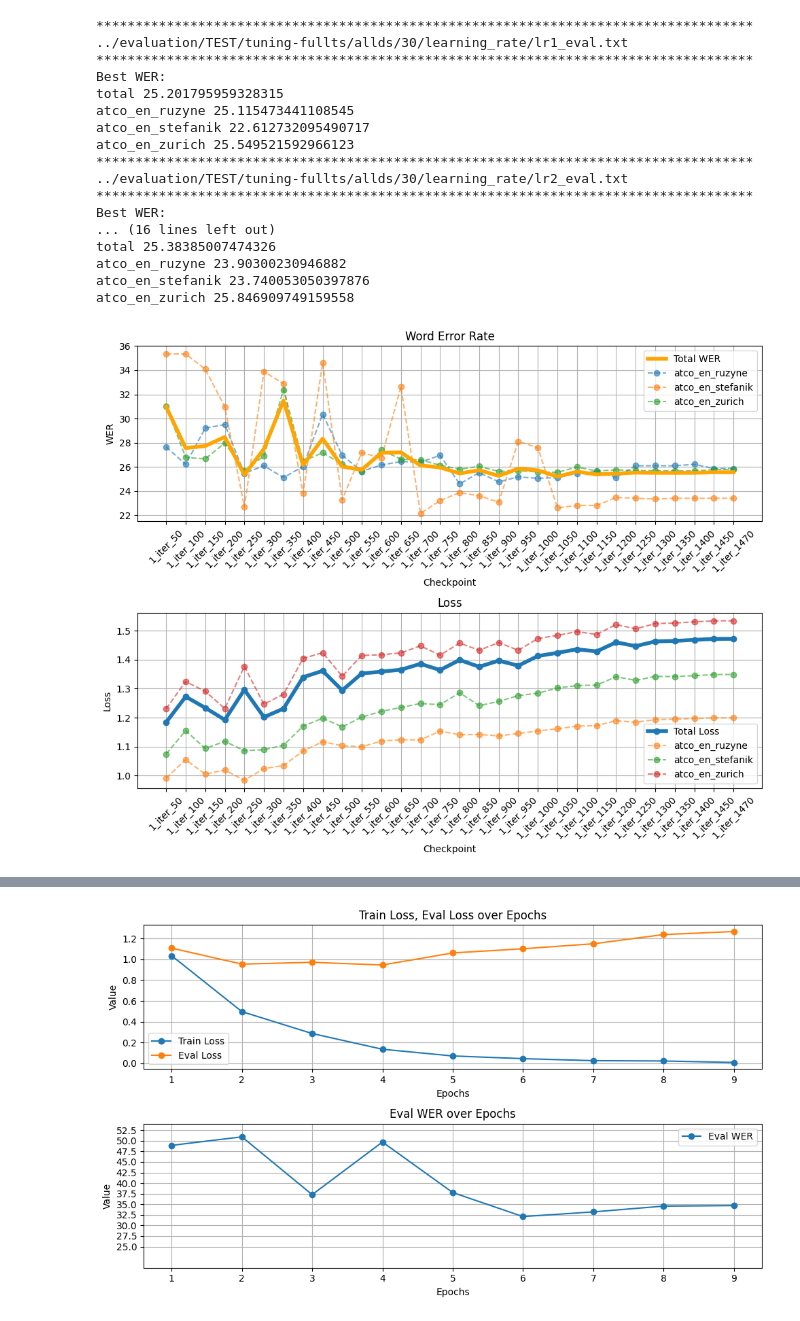
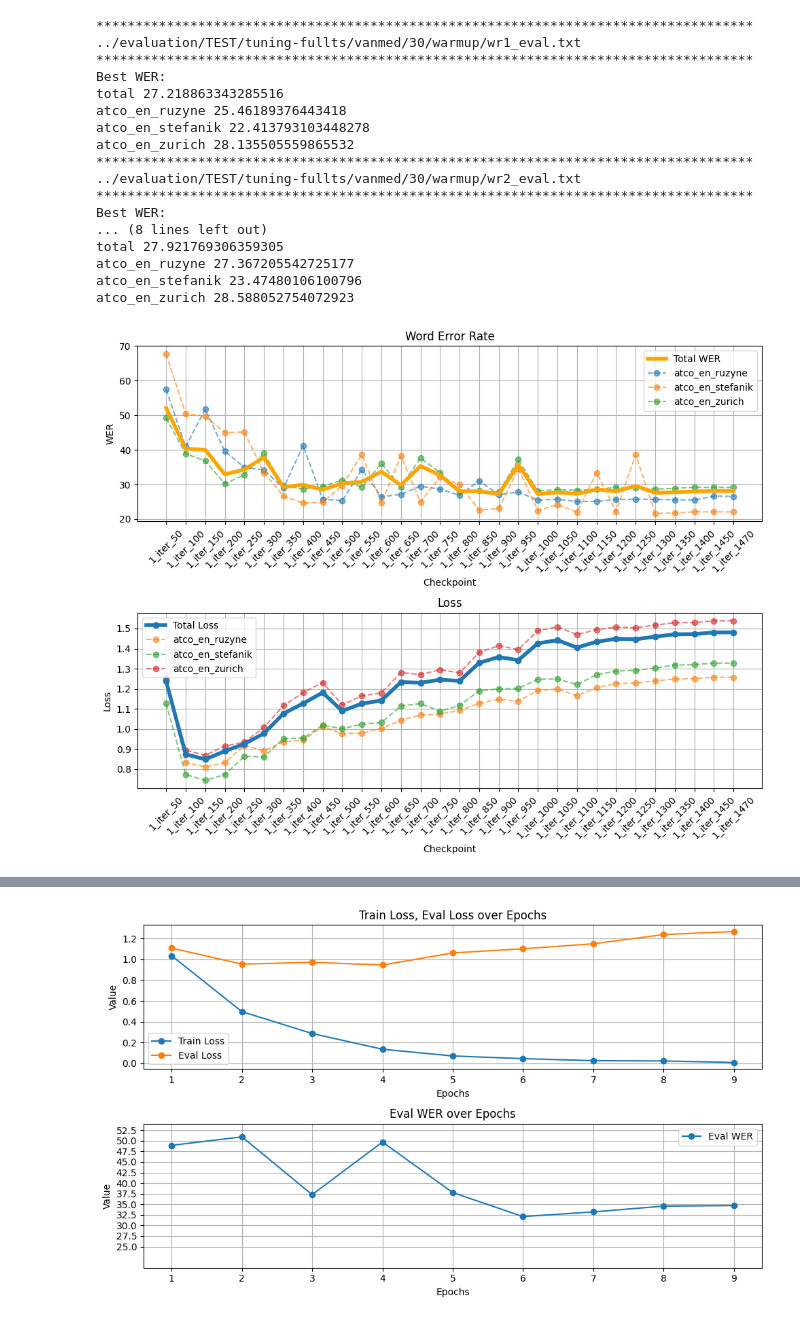
Before and after one commit to JohnyDevp/DP-Air-Traffic-Comm-Transcription, a Jupyter notebook: data/tools/out_eval_to_graps.ipynb, the cells around one changed output, grey strips where cells are left out. Cells and saved outputs as stored; diff of their text form; code cells hidden in the pictures.

```diff
--- a/data/tools/out_eval_to_graps.ipynb
+++ b/data/tools/out_eval_to_graps.ipynb
@@ -105,51 +105,52 @@ def plot_wer_loss(wer,loss, checkpoints,src_file):
 # file="../evaluation/TEST/tuning-fullts/default-params/allds_ATCOen/eval.txt"
 # file = "../evaluation/TEST/tuning-fullts/lr_allds/lr3_eval.txt"
 files = [
-    # "../evaluation/TEST/tuning-fullts/vanmed/30/learning_rate/lr1_eval.txt",
-    # "../evaluation/TEST/tuning-fullts/vanmed/30/learning_rate/lr2_eval.txt",
-    # "../evaluation/TEST/tuning-fullts/vanmed/30/learning_rate/lr3_eval.txt",
+    "../evaluation/TEST/tuning-fullts/vanmed/30/warmup/wr1_eval.txt",
+    "../evaluation/TEST/tuning-fullts/vanmed/30/warmup/wr2_eval.txt",
+    "../evaluation/TEST/tuning-fullts/vanmed/30/warmup/wr3_eval.txt",
     # "../evaluation/TEST/tuning-fullts/default-params/30/vanmed_ATCOen/eval.txt"
-    "../evaluation/TEST/tuning-fullts/allds/30/learning_rate/lr1_eval.txt",
-    "../evaluation/TEST/tuning-fullts/allds/30/learning_rate/lr2_eval.txt",
-    "../evaluation/TEST/tuning-fullts/allds/30/learning_rate/lr3_eval.txt",
-    "../evaluation/TEST/tuning-fullts/default-params/30/allds_ATCOen/eval.txt"
+
+    # "../evaluation/TEST/tuning-fullts/allds/30/learning_rate/lr1_eval.txt",
+    # "../evaluation/TEST/tuning-fullts/allds/30/learning_rate/lr2_eval.txt",
+    # "../evaluation/TEST/tuning-fullts/allds/30/learning_rate/lr3_eval.txt",
+    # "../evaluation/TEST/tuning-fullts/default-params/30/allds_ATCOen/eval.txt"
 ]
 # SAVE=False
 
 for file in files:
     print('************************************************************************************')
     print(file)
     print('************************************************************************************')
     data = open(file,'r').readlines()
 
     # number of examples in dataset
     num_examples = {
         'atco_en_ruzyne': 70,
         'atco_en_stefanik': 53,
         'atco_en_zurich': 412,
         # 'atco_fr': 33,
         # 'atco_other_lang': 40
     }
 
     out=compute_wer_loss(data)
     checkpoints, wer, loss = compute_total_wer(out, num_examples)
     plot_wer_loss(wer,loss, checkpoints, file)
 # %% [output]
 ************************************************************************************
-../evaluation/TEST/tuning-fullts/allds/30/learning_rate/lr1_eval.txt
+../evaluation/TEST/tuning-fullts/vanmed/30/warmup/wr1_eval.txt
 ************************************************************************************
 Best WER:
-total 25.201795959328315
-atco_en_ruzyne 25.115473441108545
-atco_en_stefanik 22.612732095490717
-atco_en_zurich 25.549521592966123
+total 27.218863343285516
+atco_en_ruzyne 25.46189376443418
+atco_en_stefanik 22.413793103448278
+atco_en_zurich 28.135505559865532
 ************************************************************************************
-../evaluation/TEST/tuning-fullts/allds/30/learning_rate/lr2_eval.txt
+../evaluation/TEST/tuning-fullts/vanmed/30/warmup/wr2_eval.txt
 ************************************************************************************
 Best WER:
-... (16 lines left out)
-total 25.38385007474326
-atco_en_ruzyne 23.90300230946882
-atco_en_stefanik 23.740053050397876
-atco_en_zurich 25.846909749159558
+... (8 lines left out)
+total 27.921769306359305
+atco_en_ruzyne 27.367205542725177
+atco_en_stefanik 23.47480106100796
+atco_en_zurich 28.588052754072923
-[figure, old version]
+[figure, new version]
```
Also changed, not shown: parts of 1 cell of this notebook, 30 other files.
